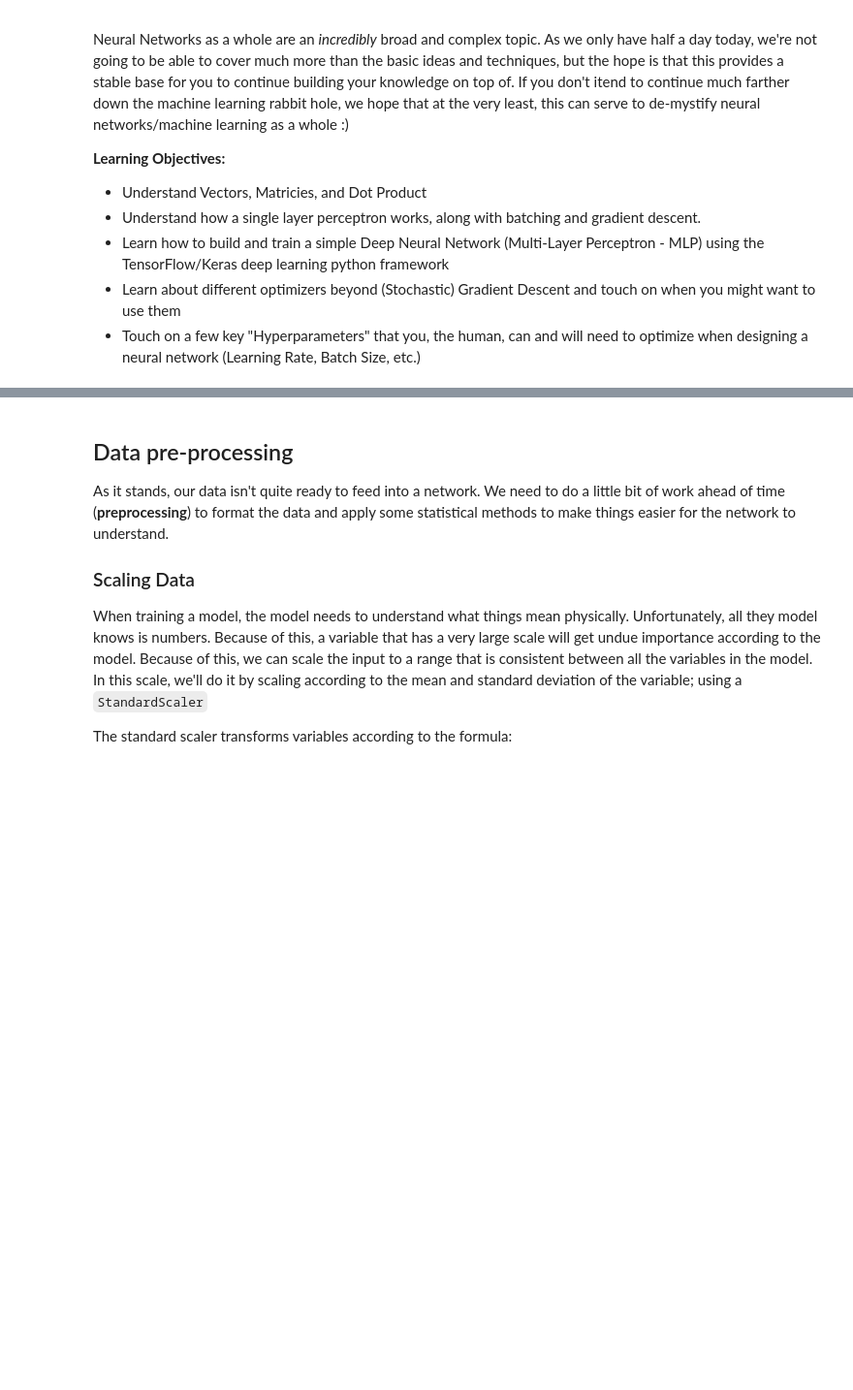
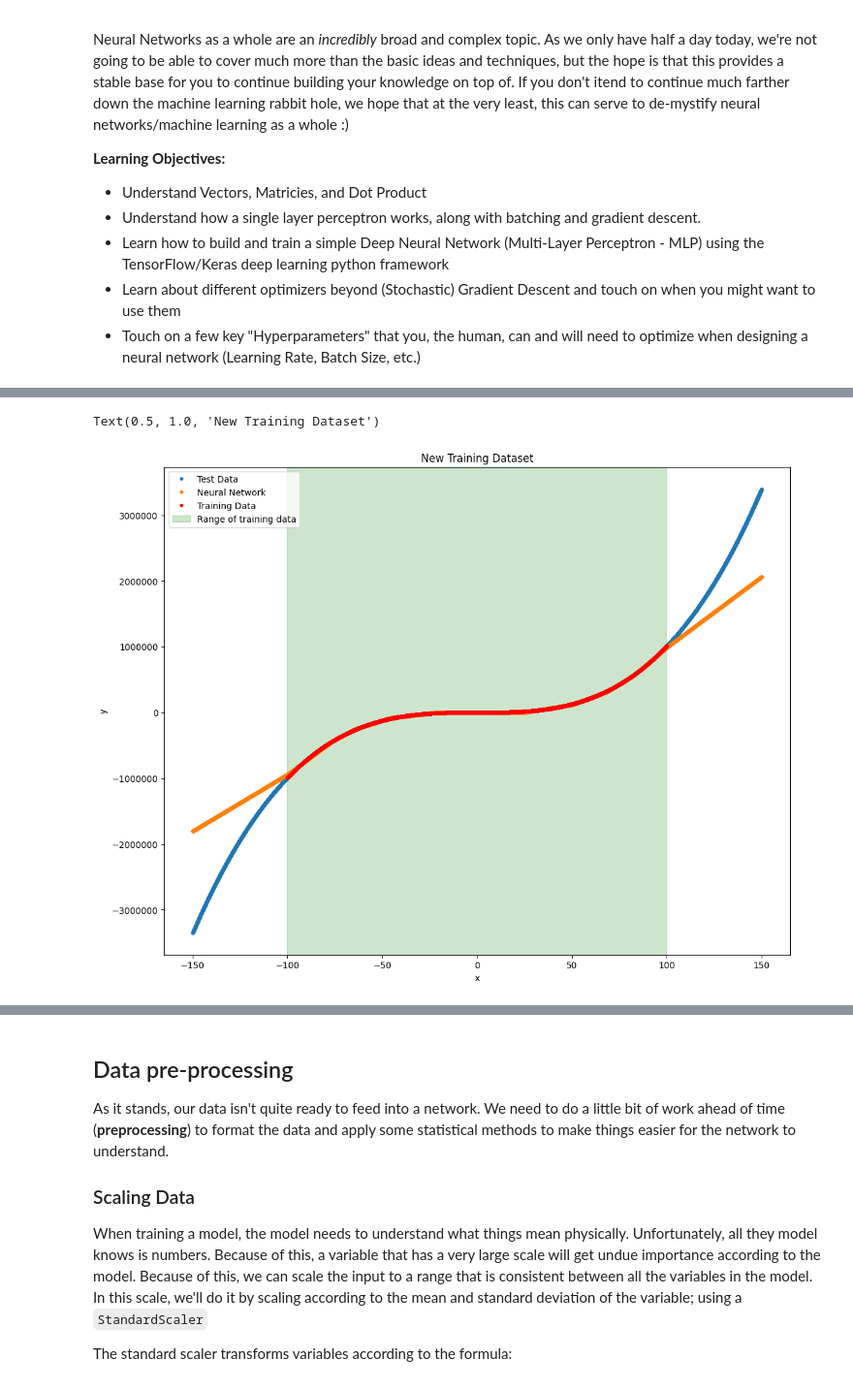
Before and after one commit to BNL-Fermilab-RENEW/tutorials_2025, a Jupyter notebook: DeepNeuralNetworks/DNN.ipynb, the cells around one changed output, grey strips where cells are left out. Shown at 97% size. Saved outputs shown, nothing was run; the diff lists cells and outputs as text; code cells hidden in the pictures; blank space fills up the shorter version.

```diff
--- a/DeepNeuralNetworks/DNN.ipynb
+++ b/DeepNeuralNetworks/DNN.ipynb
@@ -474,0 +407,12 @@ Here, we'll show you how to do some basic operations in **TensorFlow/Keras**, bu
+# %%
+model = Sequential()
+model.add(Dense(8, activation='relu', kernel_regularizer=regularizers.l2(0.001), input_shape = (1,)))
+model.add(Dense(8, activation='relu', kernel_regularizer=regularizers.l2(0.001)))
+model.add(Dense(1))
+
+model.compile(optimizer=Adam(),loss='mse')
+model.summary()
+
+hist = model.fit(x,y,validation_split=0.2,
+             epochs= 1500,
+             batch_size=256, verbose=0, callbacks=[TqdmCallback(verbose=1)])
@@ -474,0 +434,13 @@ Here, we'll show you how to do some basic operations in **TensorFlow/Keras**, bu
+# %%
+plt.figure(figsize=(28,10))
+plt.subplot(1,2,1)
+plt.plot(x_test,y_test,".", label="Test Data")
+plt.plot(x_test,model.predict(x_test), '.', label="Neural Network")
+plt.plot(x,y, '.', label="Training Data", color="red")
+plt.axvspan(-(train_range/2), (train_range/2), color='green', alpha=0.2, label="Range of training data")
+plt.ticklabel_format(style='plain')
+plt.legend()
+plt.xlabel('x')
+plt.ylabel('y')
+plt.title('New Training Dataset')
+# %% [output]
@@ -474,0 +448,2 @@ Here, we'll show you how to do some basic operations in **TensorFlow/Keras**, bu
+Text(0.5, 1.0, 'New Training Dataset')
+[figure, added]
```
Also changed, not shown: parts of 71 cells of this notebook, 1 other file.
